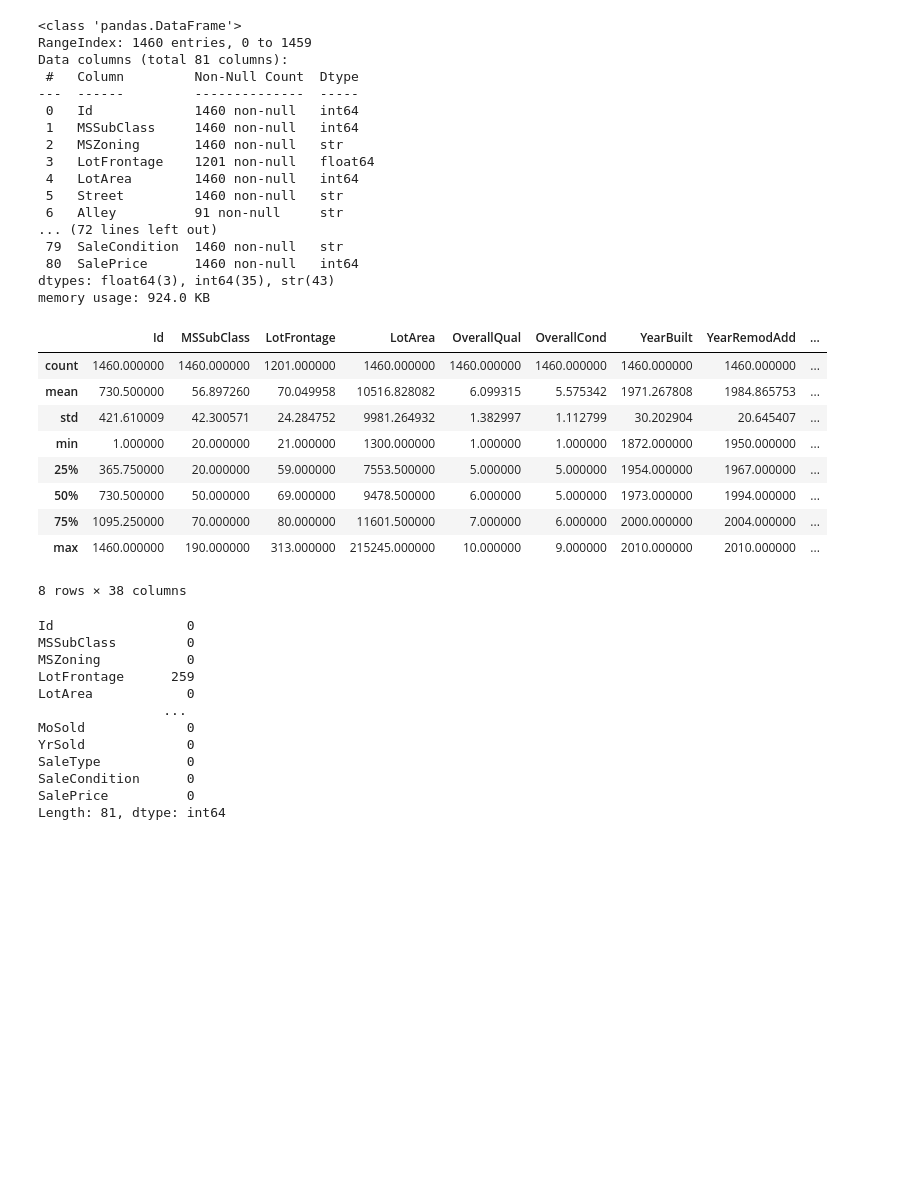
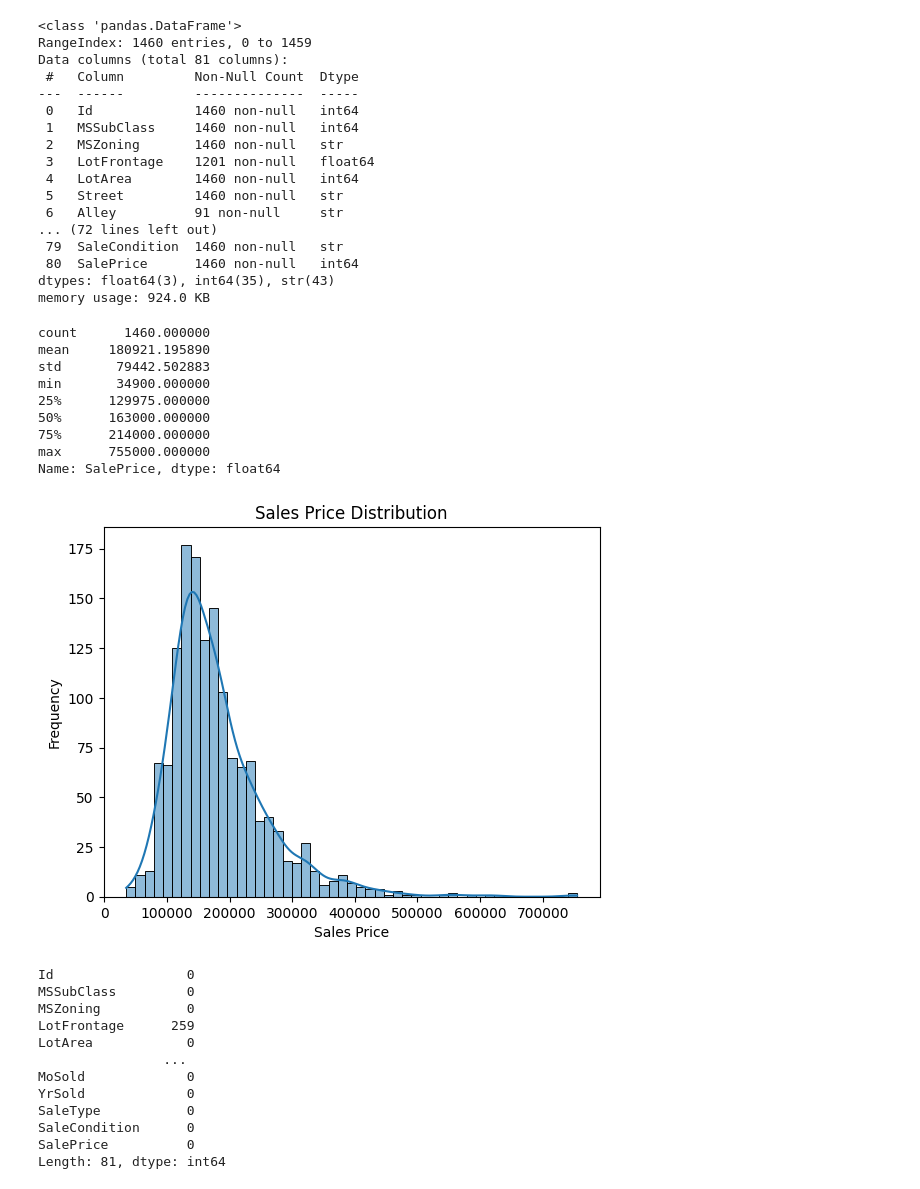
Before and after one commit to VishnuVardhanKasireddy/data-analysis-portfolio, a Jupyter notebook: House-Prices-Dataset/notebooks/02_data_audit.ipynb, the cells around one changed output. Drawn from its saved outputs; the diff is of its cells as text; code cells hidden in the pictures; blank space fills up the shorter version.

```diff
--- a/House-Prices-Dataset/notebooks/02_data_audit.ipynb
+++ b/House-Prices-Dataset/notebooks/02_data_audit.ipynb
@@ -46,18 +48,25 @@ Data columns (total 81 columns):
 dtypes: float64(3), int64(35), str(43)
 memory usage: 924.0 KB
 # %%
-df.describe()
+df['SalePrice'].describe()
 # %% [output]
-|  | Id | MSSubClass | LotFrontage | LotArea | OverallQual | OverallCond | YearBuilt | YearRemodAdd | ... |
-| count | 1460.000000 | 1460.000000 | 1201.000000 | 1460.000000 | 1460.000000 | 1460.000000 | 1460.000000 | 1460.000000 | ... |
-| mean | 730.500000 | 56.897260 | 70.049958 | 10516.828082 | 6.099315 | 5.575342 | 1971.267808 | 1984.865753 | ... |
-| std | 421.610009 | 42.300571 | 24.284752 | 9981.264932 | 1.382997 | 1.112799 | 30.202904 | 20.645407 | ... |
-| min | 1.000000 | 20.000000 | 21.000000 | 1300.000000 | 1.000000 | 1.000000 | 1872.000000 | 1950.000000 | ... |
-| 25% | 365.750000 | 20.000000 | 59.000000 | 7553.500000 | 5.000000 | 5.000000 | 1954.000000 | 1967.000000 | ... |
-| 50% | 730.500000 | 50.000000 | 69.000000 | 9478.500000 | 6.000000 | 5.000000 | 1973.000000 | 1994.000000 | ... |
-| 75% | 1095.250000 | 70.000000 | 80.000000 | 11601.500000 | 7.000000 | 6.000000 | 2000.000000 | 2004.000000 | ... |
-| max | 1460.000000 | 190.000000 | 313.000000 | 215245.000000 | 10.000000 | 9.000000 | 2010.000000 | 2010.000000 | ... |
-8 rows × 38 columns
+count      1460.000000
+mean     180921.195890
+std       79442.502883
+min       34900.000000
+25%      129975.000000
+50%      163000.000000
+75%      214000.000000
+max      755000.000000
+Name: SalePrice, dtype: float64
+# %%
+sns.histplot(df['SalePrice'],kde=True)
+plt.title('Sales Price Distribution')
+plt.xlabel('Sales Price')
+plt.ylabel('Frequency')
+plt.show()
+# %% [output]
+[figure, added]
 # %%
 df.isnull().sum()
 # %% [output]
```
Also changed, not shown: parts of 5 cells of this notebook, 1 other file.
